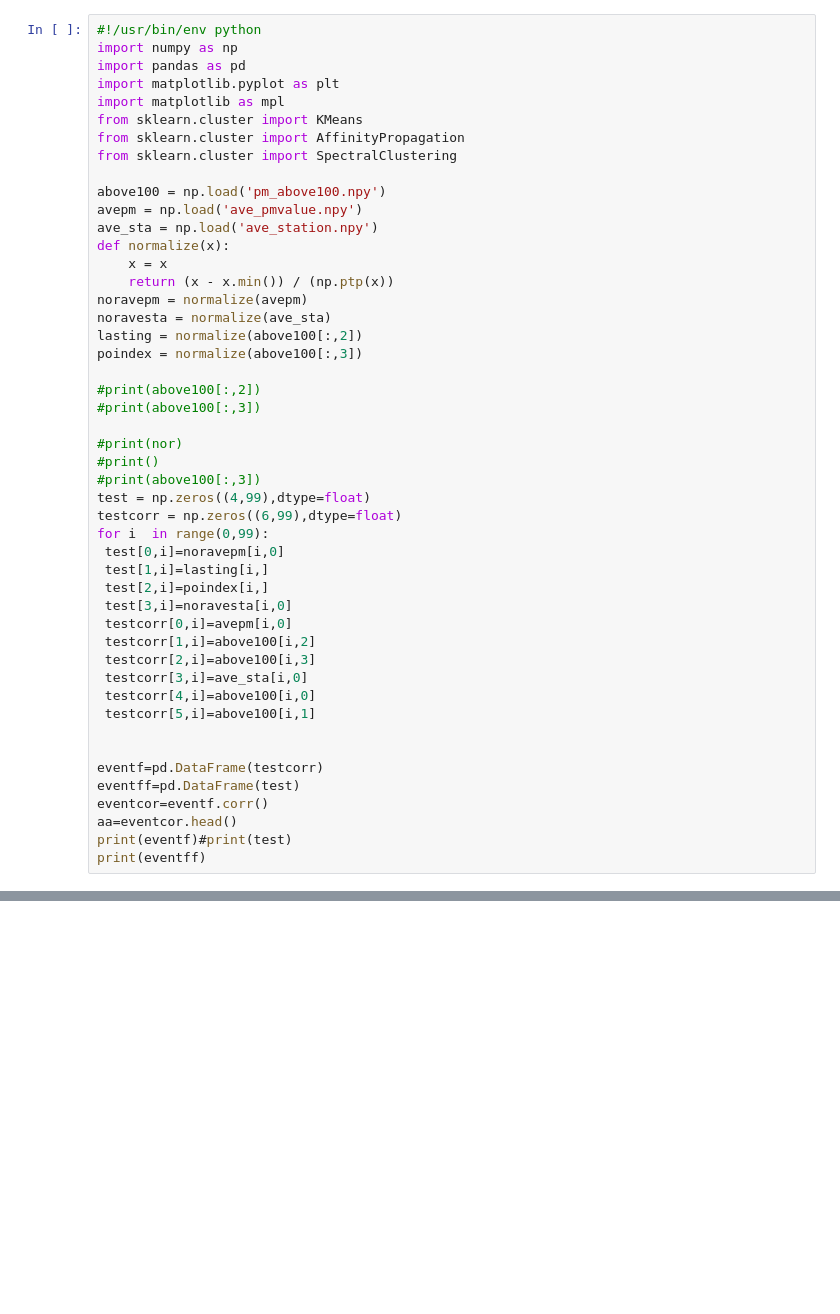
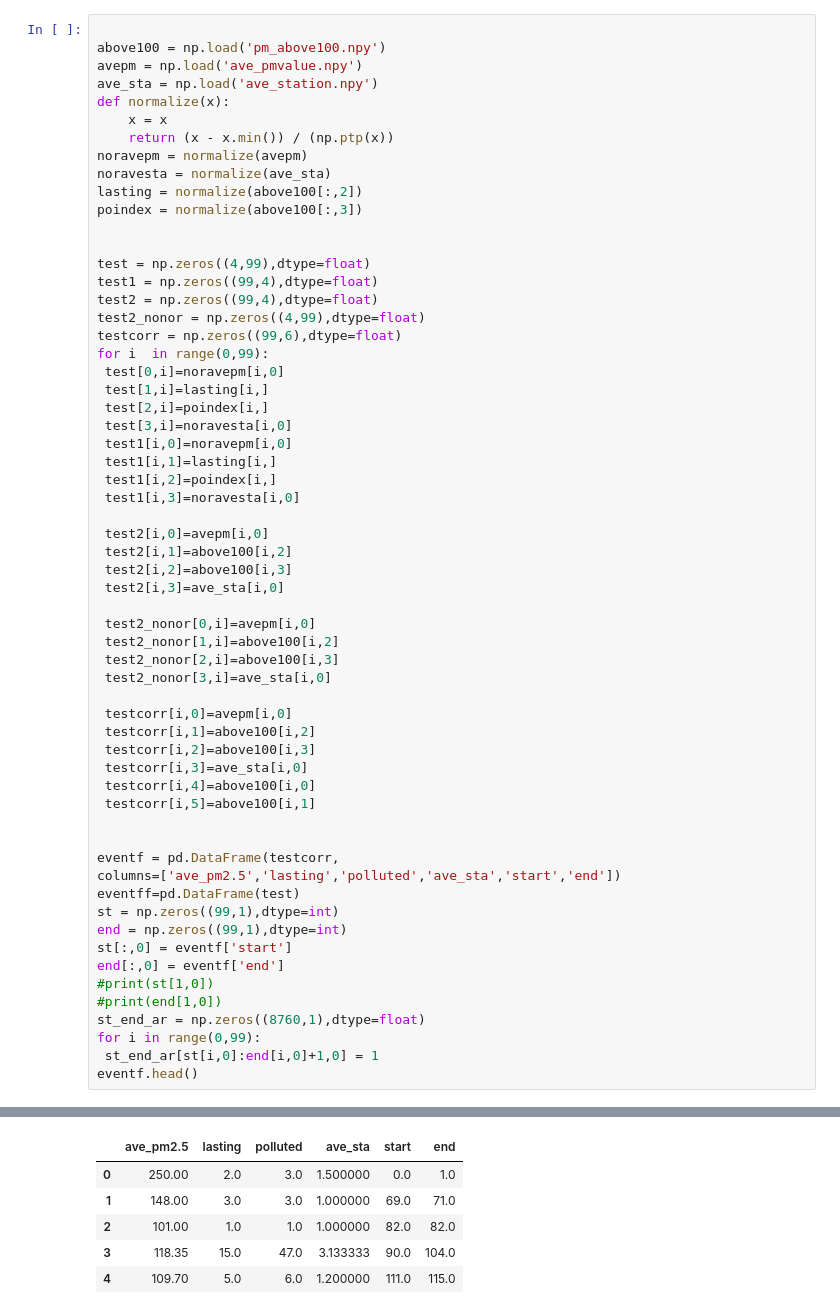
Before and after one commit to jerryjerry9/ce_2019, a Jupyter notebook: Untitled.ipynb, the cells around one changed output, grey strips where cells are left out. Saved outputs shown, nothing was run; the diff lists cells and outputs as text; blank space fills up the shorter version.

```diff
--- a/Untitled.ipynb
+++ b/Untitled.ipynb
@@ -1,12 +34,4 @@
 # %%
-#!/usr/bin/env python
-import numpy as np
-import pandas as pd
-import matplotlib.pyplot as plt
-import matplotlib as mpl
-from sklearn.cluster import KMeans
-from sklearn.cluster import AffinityPropagation
-from sklearn.cluster import SpectralClustering
 
 above100 = np.load('pm_above100.npy')
 avepm = np.load('ave_pmvalue.npy')
@@ -19,31 +44,51 @@ noravesta = normalize(ave_sta)
 lasting = normalize(above100[:,2])
 poindex = normalize(above100[:,3])
 
-#print(above100[:,2])
-#print(above100[:,3])
 
-#print(nor)
-#print()
-#print(above100[:,3])
 test = np.zeros((4,99),dtype=float)
-testcorr = np.zeros((6,99),dtype=float)
+test1 = np.zeros((99,4),dtype=float)
+test2 = np.zeros((99,4),dtype=float)
+test2_nonor = np.zeros((4,99),dtype=float)
+testcorr = np.zeros((99,6),dtype=float)
 for i  in range(0,99):
  test[0,i]=noravepm[i,0]
  test[1,i]=lasting[i,]
  test[2,i]=poindex[i,]
  test[3,i]=noravesta[i,0]
- testcorr[0,i]=avepm[i,0]
- testcorr[1,i]=above100[i,2]
- testcorr[2,i]=above100[i,3]
- testcorr[3,i]=ave_sta[i,0]
- testcorr[4,i]=above100[i,0]
- testcorr[5,i]=above100[i,1]
+ test1[i,0]=noravepm[i,0]
+ test1[i,1]=lasting[i,]
+ test1[i,2]=poindex[i,]
+ test1[i,3]=noravesta[i,0]
+
+ test2[i,0]=avepm[i,0]
+ test2[i,1]=above100[i,2]
+ test2[i,2]=above100[i,3]
+ test2[i,3]=ave_sta[i,0]
+
+ test2_nonor[0,i]=avepm[i,0]
+ test2_nonor[1,i]=above100[i,2]
+ test2_nonor[2,i]=above100[i,3]
+ test2_nonor[3,i]=ave_sta[i,0]
+
+ testcorr[i,0]=avepm[i,0]
+ testcorr[i,1]=above100[i,2]
+ testcorr[i,2]=above100[i,3]
+ testcorr[i,3]=ave_sta[i,0]
+ testcorr[i,4]=above100[i,0]
+ testcorr[i,5]=above100[i,1]
 
 
-eventf=pd.DataFrame(testcorr)
+eventf = pd.DataFrame(testcorr,
+columns=['ave_pm2.5','lasting','polluted','ave_sta','start','end'])
 eventff=pd.DataFrame(test)
-eventcor=eventf.corr()
-aa=eventcor.head()
-print(eventf)#print(test)
-print(eventff)
+st = np.zeros((99,1),dtype=int)
+end = np.zeros((99,1),dtype=int)
+st[:,0] = eventf['start']
+end[:,0] = eventf['end']
+#print(st[1,0])
+#print(end[1,0])
+st_end_ar = np.zeros((8760,1),dtype=float)
+for i in range(0,99):
+ st_end_ar[st[i,0]:end[i,0]+1,0] = 1
+eventf.head()
 # %% [output]
@@ -66,0 +95,6 @@ print(eventff)
+|  | ave_pm2.5 | lasting | polluted | ave_sta | start | end |
+| 0 | 250.00 | 2.0 | 3.0 | 1.500000 | 0.0 | 1.0 |
+| 1 | 148.00 | 3.0 | 3.0 | 1.000000 | 69.0 | 71.0 |
+| 2 | 101.00 | 1.0 | 1.0 | 1.000000 | 82.0 | 82.0 |
+| 3 | 118.35 | 15.0 | 47.0 | 3.133333 | 90.0 | 104.0 |
+| 4 | 109.70 | 5.0 | 6.0 | 1.200000 | 111.0 | 115.0 |
```
Also changed, not shown: parts of 10 cells of this notebook.
